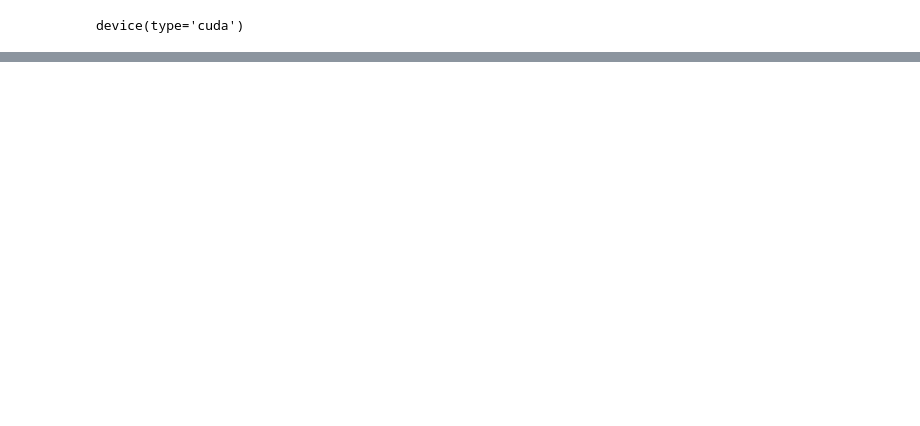
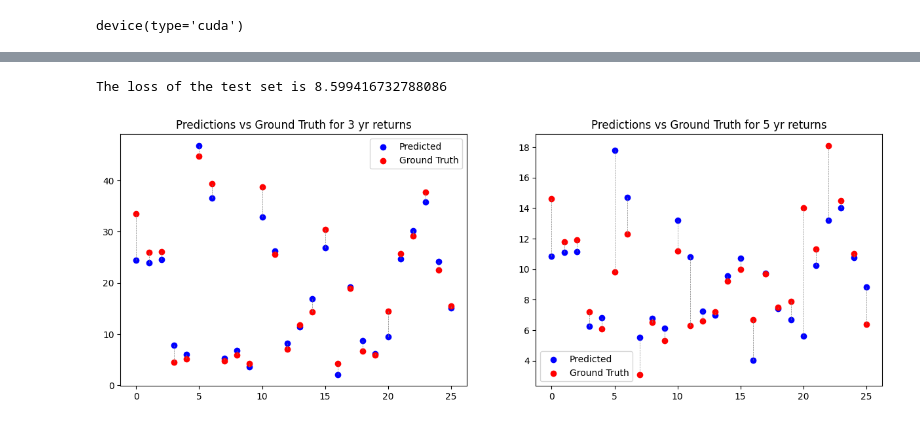
Before and after one commit to goyalharshit79/Mutual-Funds-EDA, a Jupyter notebook: mutual-funds.ipynb, the cells around one changed output, grey strips where cells are left out. Cells and saved outputs as stored; diff of their text form; code cells hidden in the pictures; blank space fills up the shorter version.

```diff
--- a/mutual-funds.ipynb
+++ b/mutual-funds.ipynb
@@ -488,0 +571,10 @@ plt.show()
+# %%
+iterations_list = [10000,20000]
+batch_size_list = [50,100]
+learning_rate_list = [0.001, 0.01]
+hidden_size_list = [26, 52]
+# Cross Entropy Loss
+error_ = nn.MSELoss()
+
+# data loader
+val_loader = DataLoader(val, batch_size = val_features.shape[0], shuffle = True)
@@ -488,0 +827,42 @@ plt.show()
+# %%
+#checking on validation set
+for test_feature, ground_truth_test in test_loader:
+    test_feature, ground_truth_test = test_feature.to(device), ground_truth_test.to(device)
+    y_hat_test = model_final(test_feature) #calculating the outputs for validation set
+    weight = 0.3  # Relative weight for the first output
+    loss_test = weight * error(y_hat_test[:,0], ground_truth_test[:,0]) + (1. - weight) * error(y_hat_test[:,1], ground_truth_test[:,1])
+# %%
+print(f"The loss of the test set is {loss_test}")
+# %% [output]
+The loss of the test set is 8.599416732788086
+# %%
+#converting to be able to plot
+y_hat_test_ = torch.tensor(y_hat_test.data, dtype=torch.float32).cpu().numpy()
+ground_truth_test_ = ground_truth_test.cpu().numpy()
+
+plt.subplots(figsize = (15, 5))
+
+#Plotting the first column of the outout and ground truth
+plt.subplot(1,2,1)
+plt.scatter(range(len(y_hat_test_)), y_hat_test_[:, 0], color="blue", label="Predicted")
+plt.scatter(range(len(ground_truth_test_)), ground_truth_test_[:, 0], color="red", label="Ground Truth")
+plt.legend()
+plt.title("Predictions vs Ground Truth for 3 yr returns")
+
+# Connect corresponding points with lines
+for i in range(len(y_hat_test_)):
+    plt.plot([i, i], [y_hat_test_[i, 0], ground_truth_test_[i, 0]], color="gray", linestyle="--", linewidth=0.5)
+
+
+#Plotting the second column of the outout and ground truth
+plt.subplot(1,2,2)
+plt.scatter(range(len(y_hat_test_)), y_hat_test_[:, 1], color="blue", label="Predicted")
+plt.scatter(range(len(ground_truth_test_)), ground_truth_test_[:, 1], color="red", label="Ground Truth")
+plt.legend()
+plt.title("Predictions vs Ground Truth for 5 yr returns")
+
+# Connect corresponding points with lines
+for i in range(len(y_hat_test_)):
+    plt.plot([i, i], [y_hat_test_[i, 1], ground_truth_test_[i, 1]], color="gray", linestyle="--", linewidth=0.5)
+# %% [output]
+[figure, added]
```
Also changed, not shown: parts of 36 cells of this notebook.
